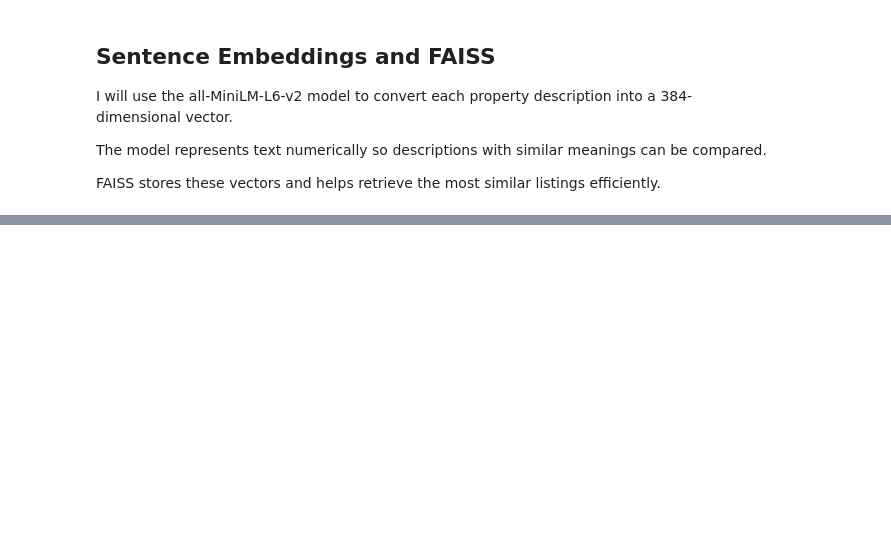
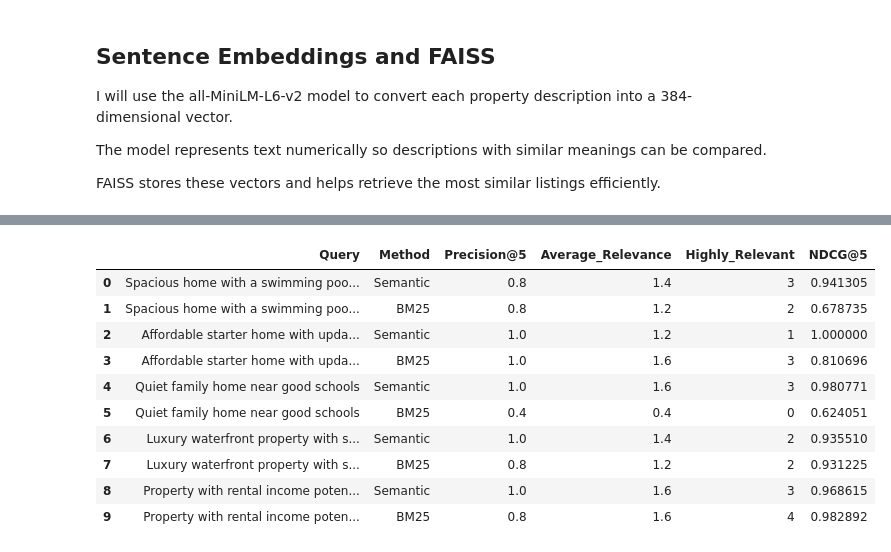
Before and after one commit to luoxuchen2/IDX-Exchange-NLP, a Jupyter notebook: notebooks/week5.ipynb, the cells around one changed output, grey strips where cells are left out. Cells and saved outputs as stored; diff of their text form; code cells hidden in the pictures; blank space fills up the shorter version.

Commit message:
week 5 finished

```diff
--- a/notebooks/week5.ipynb
+++ b/notebooks/week5.ipynb
@@ -149,0 +580,20 @@ OSError: [WinError 1114] A dynamic link library (DLL) initialization routine fai
+# %%
+import pandas as pd
+import numpy as np
+
+# Load the Excel file containing your manual relevance scores
+evaluation_df = pd.read_excel(
+    "data/week5_relevance_evaluation.xlsx"
+)
+
+# Check that all 50 results have been evaluated
+print(f"Total evaluations: {len(evaluation_df)}")
+print(f"Missing relevance scores: {evaluation_df['Relevance'].isna().sum()}")
+
+# Display the first five rows to verify the data
+display(evaluation_df.head())
+
+# Confirm that all 50 rows have valid relevance scores
+assert len(evaluation_df) == 50, "Expected 50 evaluations"
+assert evaluation_df["Relevance"].isin([0, 1, 2]).all(), \
+    "All relevance scores must be 0, 1, or 2"
@@ -149,0 +609,76 @@ OSError: [WinError 1114] A dynamic link library (DLL) initialization routine fai
+# %%
+# Calculate Precision@5
+# A result is relevant if its manual score is 1 or 2
+def precision_at_5(labels):
+    return sum(score >= 1 for score in labels) / len(labels)
+
+
+# Calculate Discounted Cumulative Gain
+# Higher relevance scores and higher positions receive more weight
+def dcg_at_5(labels):
+    labels = np.array(labels)
+
+    # Convert relevance labels into graded gains
+    gains = (2 ** labels) - 1
+
+    # Discount the relevance of lower-ranked results
+    discounts = np.log2(np.arange(2, len(labels) + 2))
+
+    return np.sum(gains / discounts)
+
+
+# Calculate NDCG@5
+# Compare the actual ranking against the ideal ordering
+# of the five evaluated results
+def ndcg_at_5(labels):
+    actual_dcg = dcg_at_5(labels)
+
+    # Sort relevance labels from highest to lowest
+    ideal_labels = sorted(labels, reverse=True)
+    ideal_dcg = dcg_at_5(ideal_labels)
+
+    # Avoid division by zero if all results are irrelevant
+    return actual_dcg / ideal_dcg if ideal_dcg > 0 else 0.0
+
+
+# Create an empty list to store each query's metrics
+metrics = []
+
+# Group results by search query and retrieval method
+for (query, method), group in evaluation_df.groupby(
+    ["Query", "Method"], sort=False
+):
+
+    # Preserve the original search-result ranking
+    group = group.sort_values("Rank")
+
+    # Retrieve manually assigned relevance scores
+    labels = group["Relevance"].astype(int).tolist()
+
+    # Calculate evaluation metrics
+    metrics.append({
+        "Query": query,
+        "Method": method,
+        "Precision@5": precision_at_5(labels),
+        "Average_Relevance": np.mean(labels),
+        "Highly_Relevant": sum(score == 2 for score in labels),
+        "NDCG@5": ndcg_at_5(labels)
+    })
+
+# Convert metrics into a DataFrame
+metrics_df = pd.DataFrame(metrics)
+
+# Display performance for each query and method
+display(metrics_df)
+# %% [output]
+|  | Query | Method | Precision@5 | Average_Relevance | Highly_Relevant | NDCG@5 |
+| 0 | Spacious home with a swimming poo... | Semantic | 0.8 | 1.4 | 3 | 0.941305 |
+| 1 | Spacious home with a swimming poo... | BM25 | 0.8 | 1.2 | 2 | 0.678735 |
+| 2 | Affordable starter home with upda... | Semantic | 1.0 | 1.2 | 1 | 1.000000 |
+| 3 | Affordable starter home with upda... | BM25 | 1.0 | 1.6 | 3 | 0.810696 |
+| 4 | Quiet family home near good schools | Semantic | 1.0 | 1.6 | 3 | 0.980771 |
+| 5 | Quiet family home near good schools | BM25 | 0.4 | 0.4 | 0 | 0.624051 |
+| 6 | Luxury waterfront property with s... | Semantic | 1.0 | 1.4 | 2 | 0.935510 |
+| 7 | Luxury waterfront property with s... | BM25 | 0.8 | 1.2 | 2 | 0.931225 |
+| 8 | Property with rental income poten... | Semantic | 1.0 | 1.6 | 3 | 0.968615 |
+| 9 | Property with rental income poten... | BM25 | 0.8 | 1.6 | 4 | 0.982892 |
```
Also changed, not shown: parts of 14 cells of this notebook, 3 other files.
